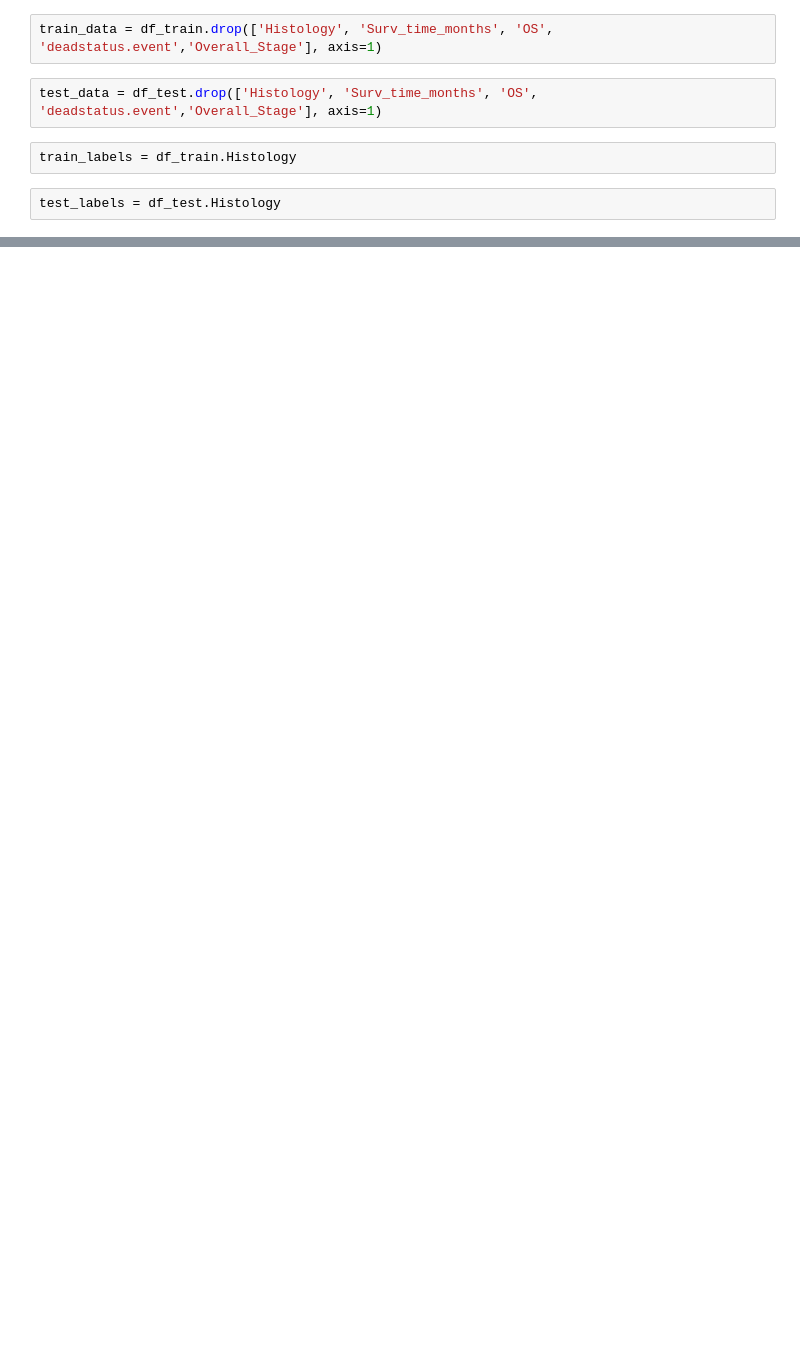
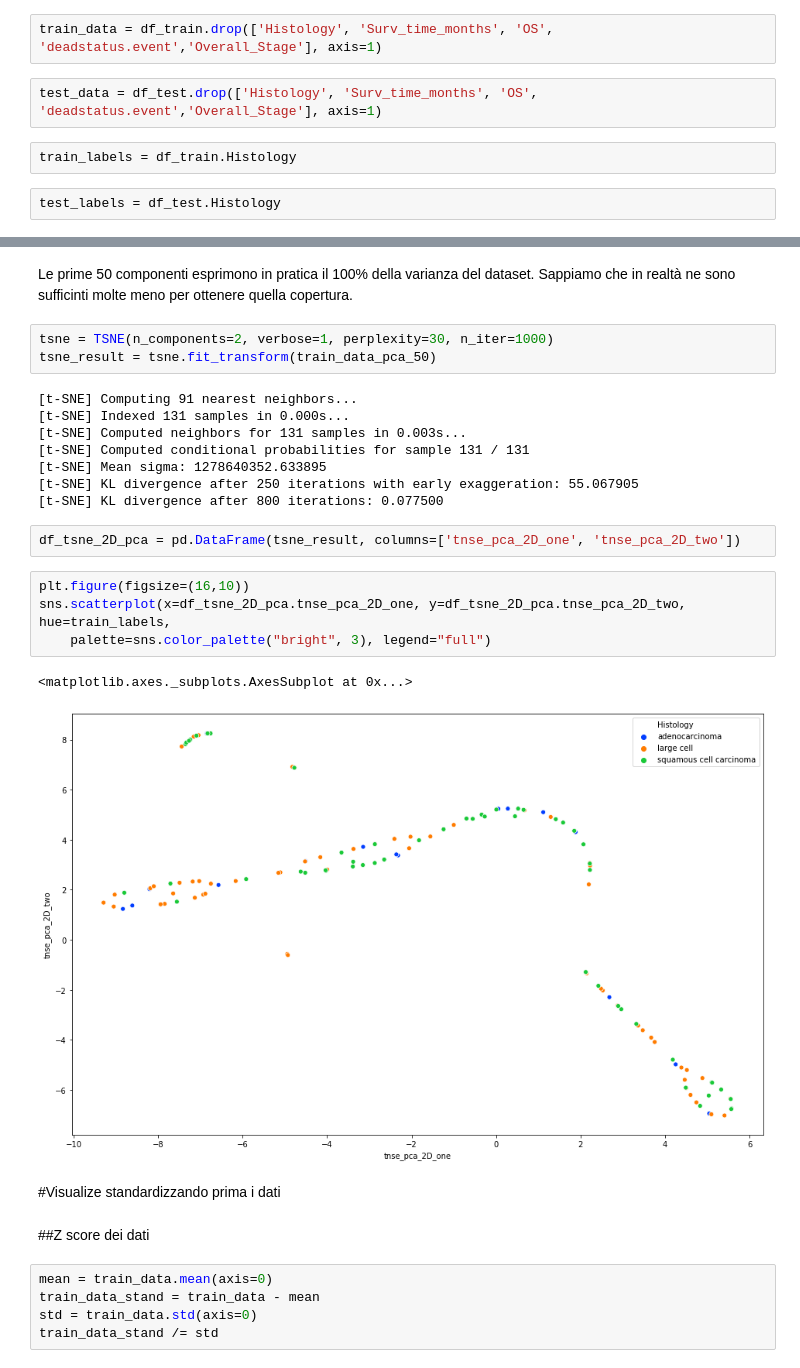
Before and after one commit to leonardoub/SCRIPT_PALERMO, a Jupyter notebook: explore_database_PA.ipynb, the cells around one changed output, grey strips where cells are left out. Drawn from its saved outputs; the diff is of its cells as text; blank space fills up the shorter version.

```diff
--- a/explore_database_PA.ipynb
+++ b/explore_database_PA.ipynb
@@ -377,0 +494,31 @@ pca_result.shape
+# %% [markdown]
+Le prime 50 componenti esprimono in pratica il 100% della varianza del dataset. Sappiamo che in realtà ne sono sufficinti molte meno per ottenere quella copertura.
+# %%
+tsne = TSNE(n_components=2, verbose=1, perplexity=30, n_iter=1000)
+tsne_result = tsne.fit_transform(train_data_pca_50)
+# %% [output]
+[t-SNE] Computing 91 nearest neighbors...
+[t-SNE] Indexed 131 samples in 0.000s...
+[t-SNE] Computed neighbors for 131 samples in 0.003s...
+[t-SNE] Computed conditional probabilities for sample 131 / 131
+[t-SNE] Mean sigma: 1278640352.633895
+[t-SNE] KL divergence after 250 iterations with early exaggeration: 55.067905
+[t-SNE] KL divergence after 800 iterations: 0.077500
+# %%
+df_tsne_2D_pca = pd.DataFrame(tsne_result, columns=['tnse_pca_2D_one', 'tnse_pca_2D_two'])
+# %%
+plt.figure(figsize=(16,10))
+sns.scatterplot(x=df_tsne_2D_pca.tnse_pca_2D_one, y=df_tsne_2D_pca.tnse_pca_2D_two, hue=train_labels,
+    palette=sns.color_palette("bright", 3), legend="full")
+# %% [output]
+<matplotlib.axes._subplots.AxesSubplot at 0x...>
+[figure, added]
+# %% [markdown]
+#Visualize standardizzando prima i dati
+# %% [markdown]
+##Z score dei dati
+# %%
+mean = train_data.mean(axis=0)
+train_data_stand = train_data - mean
+std = train_data.std(axis=0)
+train_data_stand /= std
```
Also changed, not shown: parts of 68 cells of this notebook.
